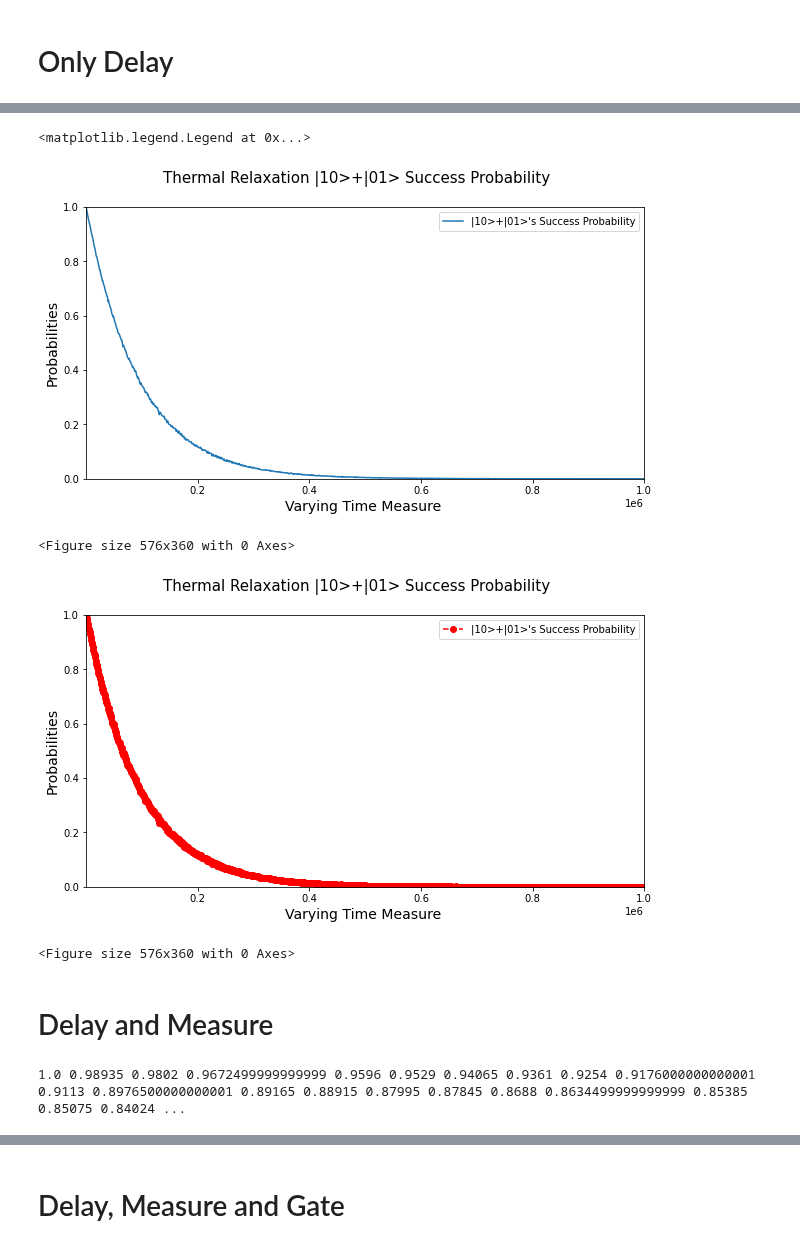
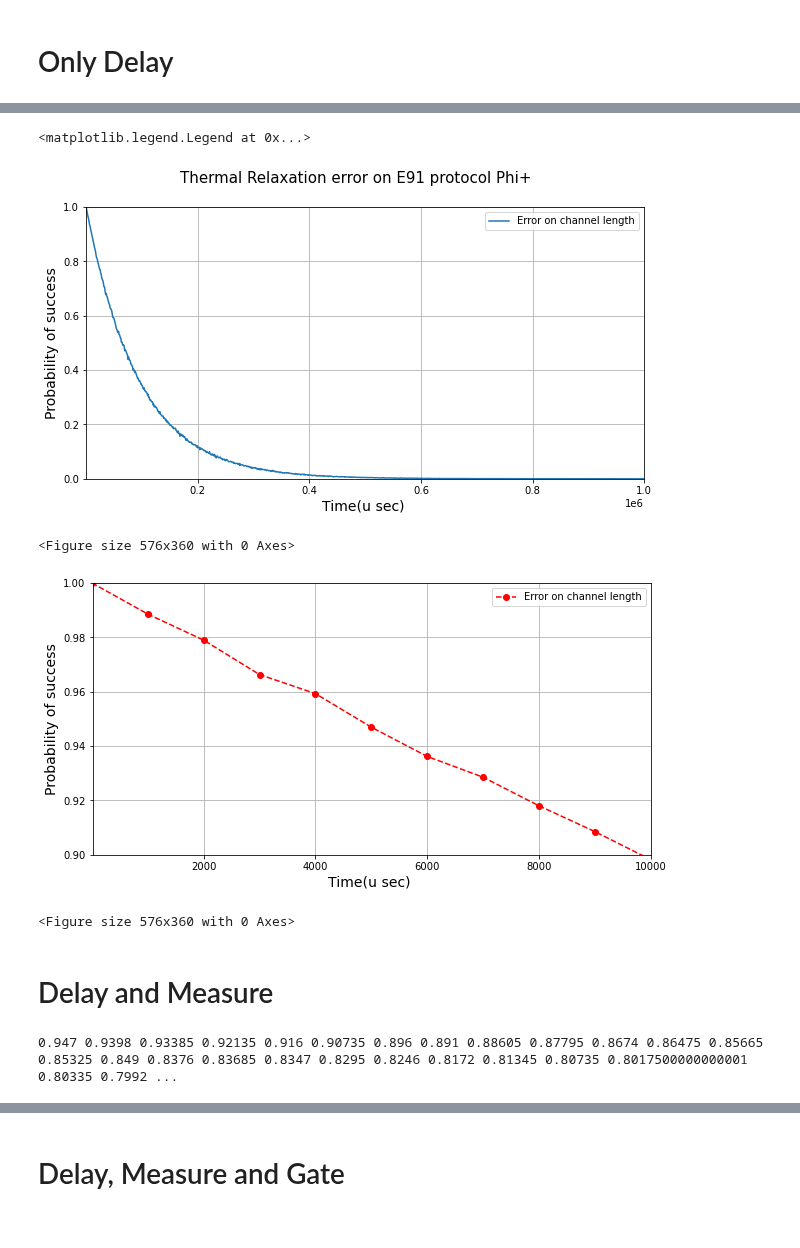
Before and after one commit to bishwajitprasadgond/Amplitude-damping-error-on-Quantum-Key-Distribution-Protocols-Effect-and-A-Probable-Bypass, a Jupyter notebook: E91/E91 (20 Time Average Graph).ipynb, the cells around one changed output, grey strips where cells are left out. Saved outputs shown, nothing was run; the diff lists cells and outputs as text; code cells hidden in the pictures.

```diff
--- a/E91/E91 (20 Time Average Graph).ipynb
+++ b/E91/E91 (20 Time Average Graph).ipynb
@@ -108,7 +108,7 @@ make_noise({"T1":188000, "T2":190000}, 100, 1000, 3000, 5000,
 <NoiseModel on ['measure', 'delay']>
 # %%
 noise_params = {"T1":93400, "T2":116160} # ibmq_lima
-q1_gate_len = 200 # couldn't find
+q1_gate_len = 35 # 3.5555555555555554e-08
 q2_gate_len = 405.33 # ibmq_lima
 measure_len = 5351.11 # ibmq_lima
 # %%
@@ -248,36 +242,40 @@ plt.show()
 # %%
 %config InlineBackend.print_figure_kwargs={'facecolor' : "w"}
 import matplotlib.pyplot as plt
 from matplotlib.ticker import (AutoMinorLocator, MultipleLocator)
 fig, ax = plt.subplots(figsize=(10, 5))
-fig.suptitle('Thermal Relaxation |10>+|01> Success Probability',fontsize=15)
+fig.suptitle('Thermal Relaxation error on E91 protocol Phi+',fontsize=15)
 ax.set_xlim(10, 1000000)
 ax.set_ylim(0,1)
-plt.ylabel('Probabilities',fontsize=14)
-plt.xlabel('Varying Time Measure ',fontsize=14)
+plt.ylabel('Probability of success',fontsize=14)
+plt.xlabel('Time(u sec) ',fontsize=14)
+plt.grid()
+
 fig = plt.figure(figsize=(8,5))
-ax.plot(delay,b2,label = "|10>+|01>'s Success Probability")
+ax.plot(delay,b2,label = "Error on channel length")
 ax.legend()
 
 #################################################################################
 
 %config InlineBackend.print_figure_kwargs={'facecolor' : "w"}
 import matplotlib.pyplot as plt
 from matplotlib.ticker import (AutoMinorLocator, MultipleLocator)
 fig, ax = plt.subplots(figsize=(10, 5))
-fig.suptitle('Thermal Relaxation |10>+|01> Success Probability',fontsize=15)
-ax.set_xlim(10, 1000000)
-ax.set_ylim(0,1)
-plt.ylabel('Probabilities',fontsize=14)
-plt.xlabel('Varying Time Measure ',fontsize=14)
+#fig.suptitle('Thermal Relaxation error on E91 protocol',fontsize=15)
+ax.set_xlim(10, 10000)
+ax.set_ylim(0.9,1)
+plt.ylabel('Probability of success',fontsize=14)
+plt.xlabel('Time(u sec) ',fontsize=14)
+plt.grid()
 fig = plt.figure(figsize=(8,5))
-ax.plot(delay,b2,'ro--',label = "|10>+|01>'s Success Probability")
+
+ax.plot(delay,b2,'ro--',label = "Error on channel length")
 ax.legend()
 # %% [output]
 <matplotlib.legend.Legend at 0x...>
-[figure, old version]
+[figure, new version]
 <Figure size 576x360 with 0 Axes>
-[figure, old version]
+[figure, new version]
 <Figure size 576x360 with 0 Axes>
 # %% [markdown]
 # Delay and Measure
@@ -302,5 +300,5 @@ from statistics import mean
 a= listofSuccess_DandM
 print(*map(mean, zip(*a)))
 # %% [output]
-1.0 0.98935 0.9802 0.9672499999999999 0.9596 0.9529 0.94065 0.9361 0.9254 0.9176000000000001 0.9113 0.8976500000000001 0.89165 0.88915 0.87995 0.87845 0.8688 0.8634499999999999 0.85385 0.85075 0.84024 ...
+0.947 0.9398 0.93385 0.92135 0.916 0.90735 0.896 0.891 0.88605 0.87795 0.8674 0.86475 0.85665 0.85325 0.849 0.8376 0.83685 0.8347 0.8295 0.8246 0.8172 0.81345 0.80735 0.8017500000000001 0.80335 0.7992 ...
 # %%
```
Also changed, not shown: parts of 27 cells of this notebook.
